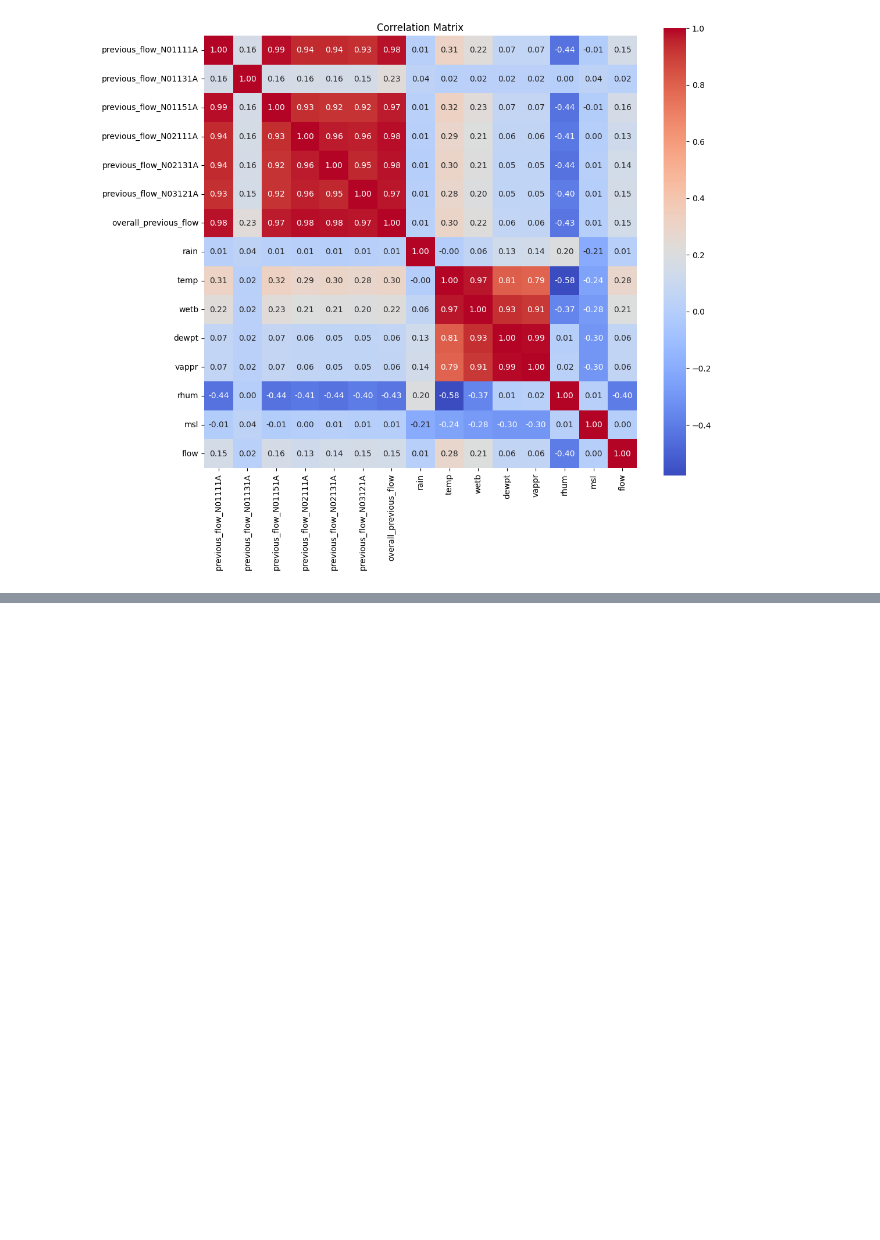
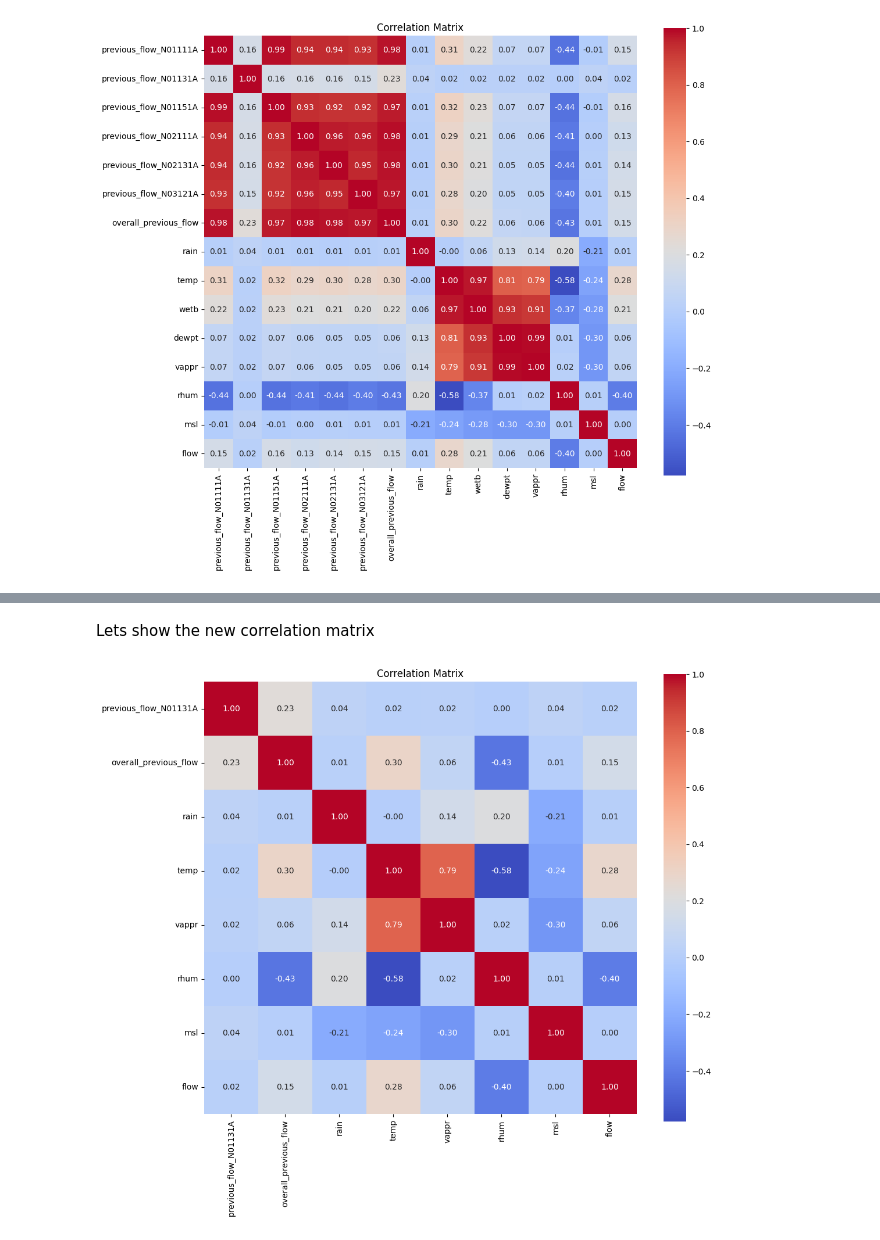
Before and after one commit to emolloy123/Traffic-Flow-SDCC, a Jupyter notebook: traffic_flow_regression_V3.ipynb, the cells around one changed output, grey strips where cells are left out. Drawn from its saved outputs; the diff is of its cells as text; code cells hidden in the pictures; blank space fills up the shorter version.

```diff
--- a/traffic_flow_regression_V3.ipynb
+++ b/traffic_flow_regression_V3.ipynb
@@ -83,0 +99,19 @@ print(corr_features)
+# %%
+num_features = ['previous_flow_N01131A','overall_previous_flow','rain', 'temp', 'vappr', 'rhum','msl']
+# %% [markdown]
+Lets show the new correlation matrix
+# %%
+corr_features = num_features+ ['flow']
+correlation_matrix = df[corr_features].corr()
+
+# Set the size of the plot
+plt.figure(figsize=(12, 10))
+
+# Create a heatmap
+sns.heatmap(correlation_matrix, annot=True, fmt=".2f", cmap='coolwarm', square=True, cbar=True)
+
+# Show the plot
+plt.title('Correlation Matrix')
+plt.show()
+# %% [output]
+[figure, added]
```
Also changed, not shown: parts of 41 cells of this notebook.
